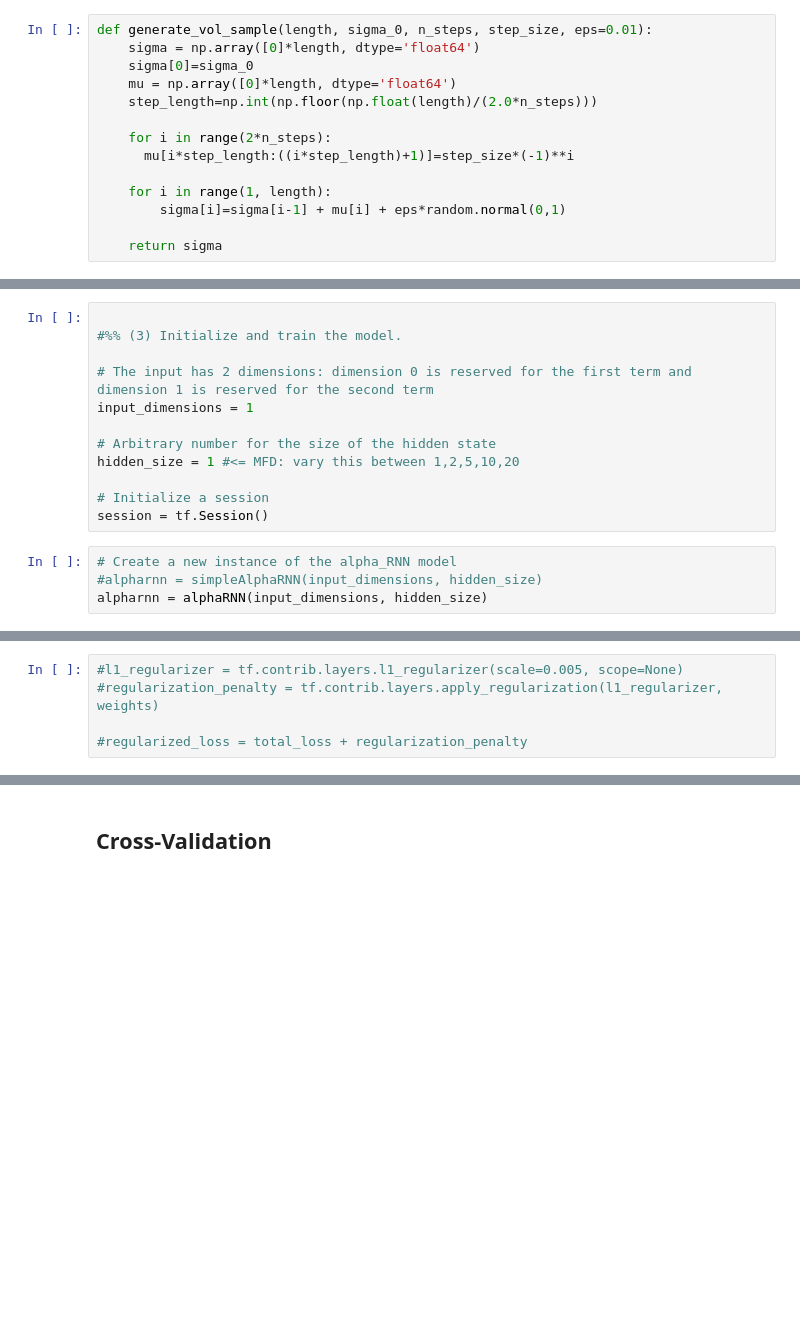
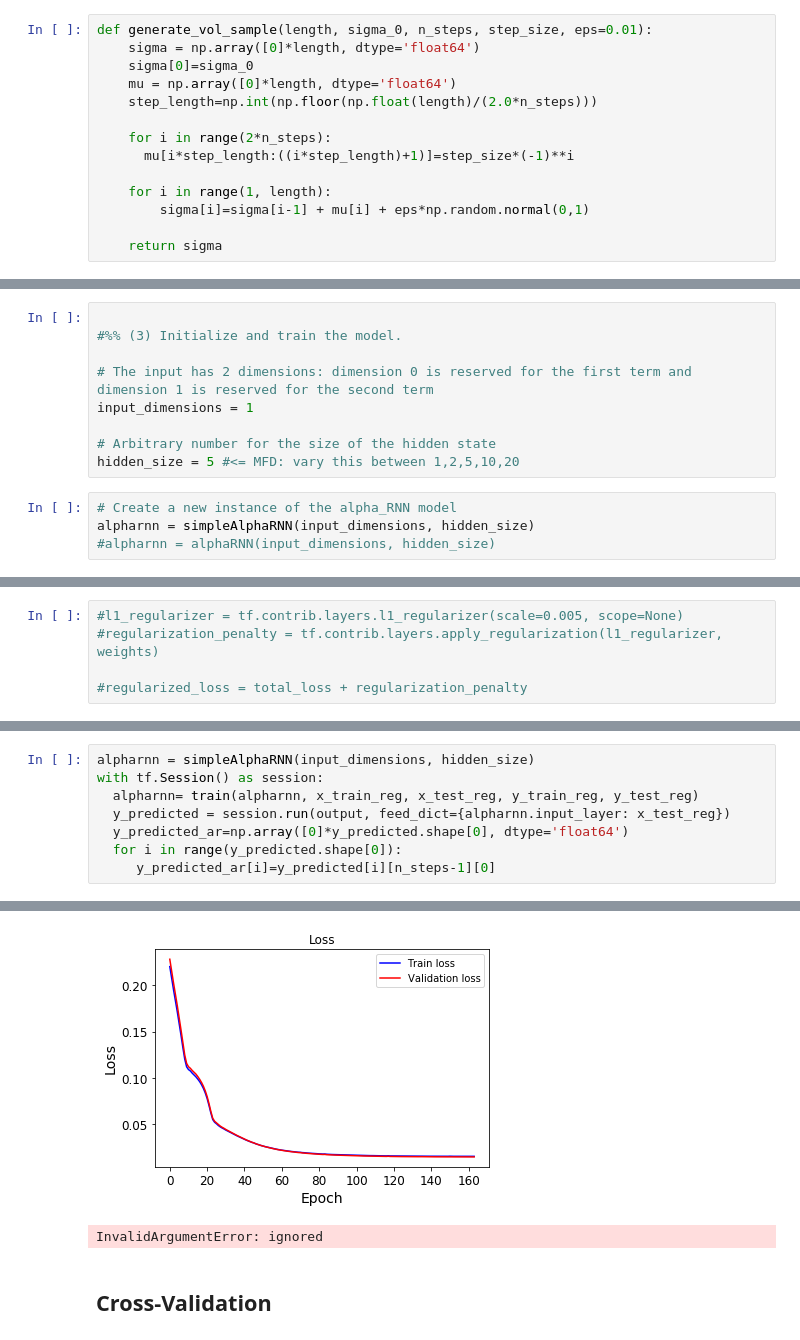
Before and after one commit to mfrdixon/alpha-RNN, a Jupyter notebook: Alpha_RNNs_regime_switching_test_case.ipynb, the cells around one changed output, grey strips where cells are left out. Cells and saved outputs as stored; diff of their text form; blank space fills up the shorter version.

```diff
--- a/Alpha_RNNs_regime_switching_test_case.ipynb
+++ b/Alpha_RNNs_regime_switching_test_case.ipynb
@@ -68,7 +71,7 @@ def generate_vol_sample(length, sigma_0, n_steps, step_size, eps=0.01):
       mu[i*step_length:((i*step_length)+1)]=step_size*(-1)**i
 
     for i in range(1, length):
-        sigma[i]=sigma[i-1] + mu[i] + eps*random.normal(0,1)
+        sigma[i]=sigma[i-1] + mu[i] + eps*np.random.normal(0,1)
 
     return sigma
 # %%
@@ -324,14 +327,11 @@ class simpleAlphaRNN:
 input_dimensions = 1
 
 # Arbitrary number for the size of the hidden state
-hidden_size = 1 #<= MFD: vary this between 1,2,5,10,20
-
-# Initialize a session
-session = tf.Session()
+hidden_size = 5 #<= MFD: vary this between 1,2,5,10,20
 # %%
 # Create a new instance of the alpha_RNN model
-#alpharnn = simpleAlphaRNN(input_dimensions, hidden_size)
-alpharnn = alphaRNN(input_dimensions, hidden_size)
+alpharnn = simpleAlphaRNN(input_dimensions, hidden_size)
+#alpharnn = alphaRNN(input_dimensions, hidden_size)
 # %%
 # Add an additional layer on top of each of the hidden state outputs
 W_output = tf.Variable(tf.truncated_normal(dtype=tf.float64, shape=(hidden_size, 1), mean=0, stddev=0.01))
@@ -432,0 +433,9 @@ plt.show()
+# %%
+alpharnn = simpleAlphaRNN(input_dimensions, hidden_size)
+with tf.Session() as session:
+  alpharnn= train(alpharnn, x_train_reg, x_test_reg, y_train_reg, y_test_reg)
+  y_predicted = session.run(output, feed_dict={alpharnn.input_layer: x_test_reg})
+  y_predicted_ar=np.array([0]*y_predicted.shape[0], dtype='float64')
+  for i in range(y_predicted.shape[0]):
+     y_predicted_ar[i]=y_predicted[i][n_steps-1][0]
+# %% [output]
@@ -433,3 +447,5 @@ plt.show()
+[figure, added]
+InvalidArgumentError: ignored
 # %% [markdown]
 ## Cross-Validation
 # %%
```
Also changed, not shown: parts of 13 cells of this notebook.
